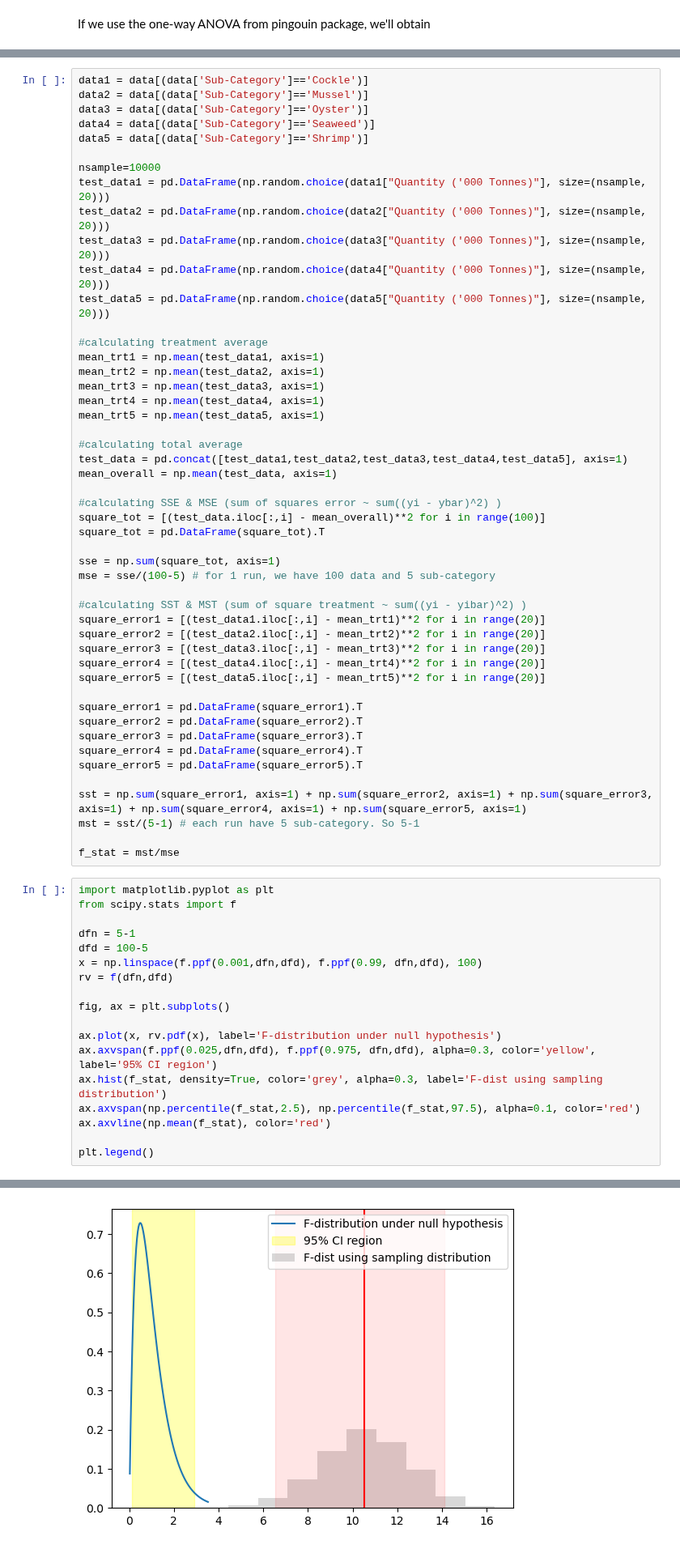
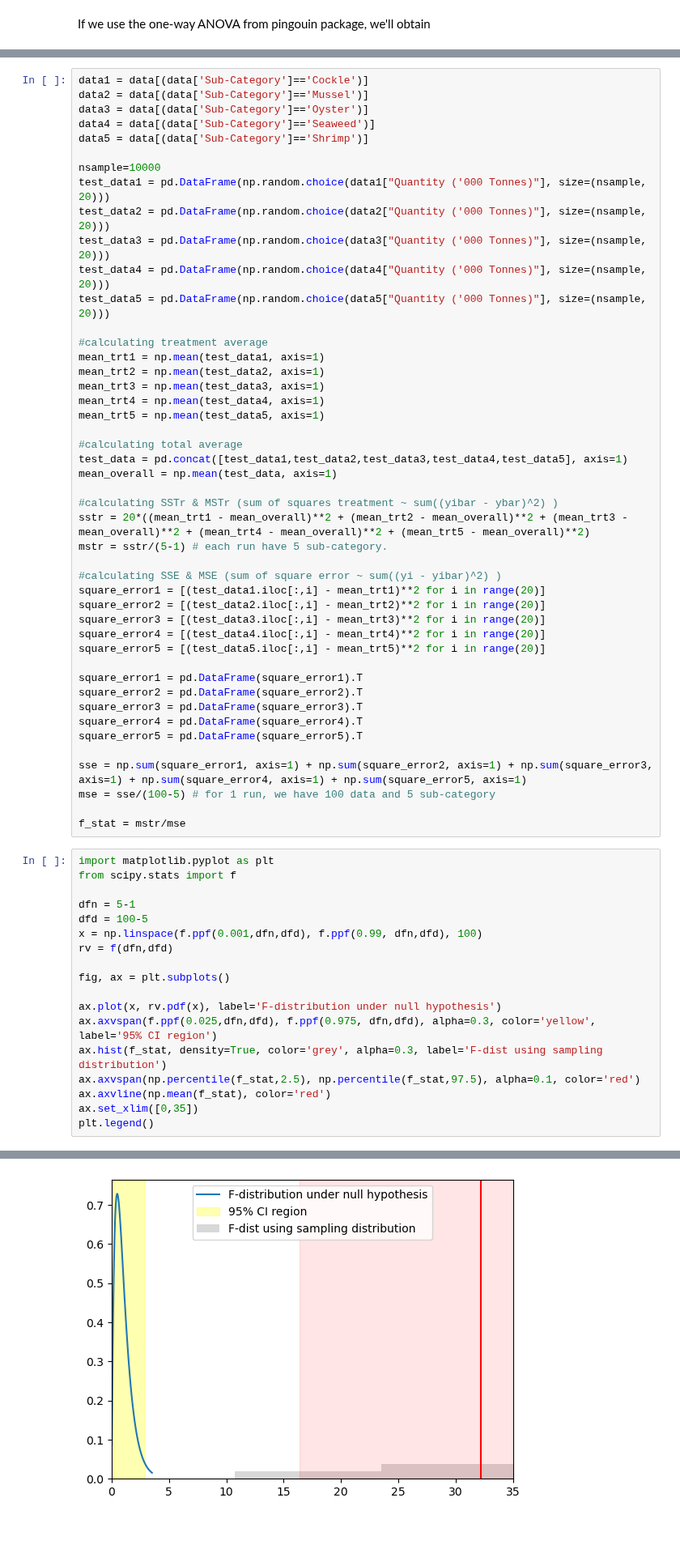
Before and after one commit to FaizAzhar/DataScience-studies, a Jupyter notebook: Statistical Tools Simulations/ANOVA simulation.ipynb, the cells around one changed output, grey strips where cells are left out. Shown at 81% size. Drawn from its saved outputs; the diff is of its cells as text.

```diff
--- a/Statistical Tools Simulations/ANOVA simulation.ipynb
+++ b/Statistical Tools Simulations/ANOVA simulation.ipynb
@@ -77,14 +92,11 @@ mean_trt5 = np.mean(test_data5, axis=1)
 test_data = pd.concat([test_data1,test_data2,test_data3,test_data4,test_data5], axis=1)
 mean_overall = np.mean(test_data, axis=1)
 
-#calculating SSE & MSE (sum of squares error ~ sum((yi - ybar)^2) )
-square_tot = [(test_data.iloc[:,i] - mean_overall)**2 for i in range(100)]
-square_tot = pd.DataFrame(square_tot).T
+#calculating SSTr & MSTr (sum of squares treatment ~ sum((yibar - ybar)^2) )
+sstr = 20*((mean_trt1 - mean_overall)**2 + (mean_trt2 - mean_overall)**2 + (mean_trt3 - mean_overall)**2 + (mean_trt4 - mean_overall)**2 + (mean_trt5 - mean_overall)**2)
+mstr = sstr/(5-1) # each run have 5 sub-category.
 
-sse = np.sum(square_tot, axis=1)
-mse = sse/(100-5) # for 1 run, we have 100 data and 5 sub-category
-
-#calculating SST & MST (sum of square treatment ~ sum((yi - yibar)^2) )
+#calculating SSE & MSE (sum of square error ~ sum((yi - yibar)^2) )
 square_error1 = [(test_data1.iloc[:,i] - mean_trt1)**2 for i in range(20)]
 square_error2 = [(test_data2.iloc[:,i] - mean_trt2)**2 for i in range(20)]
 square_error3 = [(test_data3.iloc[:,i] - mean_trt3)**2 for i in range(20)]
@@ -97,29 +109,29 @@ square_error3 = pd.DataFrame(square_error3).T
 square_error4 = pd.DataFrame(square_error4).T
 square_error5 = pd.DataFrame(square_error5).T
 
-sst = np.sum(square_error1, axis=1) + np.sum(square_error2, axis=1) + np.sum(square_error3, axis=1) + np.sum(square_error4, axis=1) + np.sum(square_error5, axis=1)
-mst = sst/(5-1) # each run have 5 sub-category. So 5-1
+sse = np.sum(square_error1, axis=1) + np.sum(square_error2, axis=1) + np.sum(square_error3, axis=1) + np.sum(square_error4, axis=1) + np.sum(square_error5, axis=1)
+mse = sse/(100-5) # for 1 run, we have 100 data and 5 sub-category
 
-f_stat = mst/mse
+f_stat = mstr/mse
 # %%
 import matplotlib.pyplot as plt
 from scipy.stats import f
 
 dfn = 5-1
 dfd = 100-5
 x = np.linspace(f.ppf(0.001,dfn,dfd), f.ppf(0.99, dfn,dfd), 100)
 rv = f(dfn,dfd)
 
 fig, ax = plt.subplots()
 
 ax.plot(x, rv.pdf(x), label='F-distribution under null hypothesis')
 ax.axvspan(f.ppf(0.025,dfn,dfd), f.ppf(0.975, dfn,dfd), alpha=0.3, color='yellow', label='95% CI region')
 ax.hist(f_stat, density=True, color='grey', alpha=0.3, label='F-dist using sampling distribution')
 ax.axvspan(np.percentile(f_stat,2.5), np.percentile(f_stat,97.5), alpha=0.1, color='red')
 ax.axvline(np.mean(f_stat), color='red')
-
+ax.set_xlim([0,35])
 plt.legend()
 # %% [output]
 <matplotlib.legend.Legend at 0x...>
-[figure, old version]
+[figure, new version]
 # %%
```
Also changed, not shown: parts of 2 cells of this notebook.
